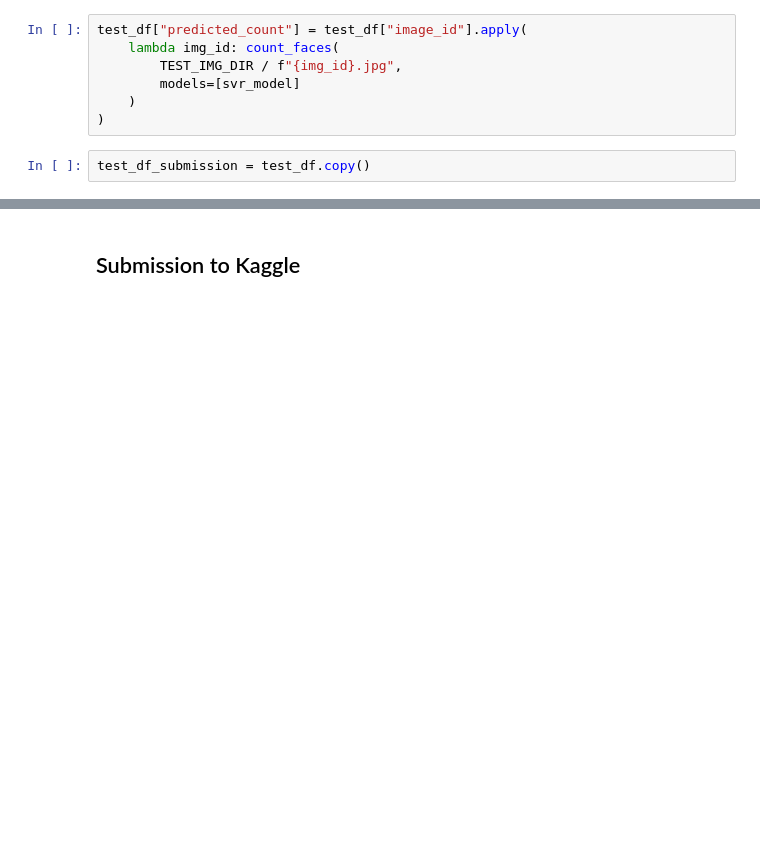
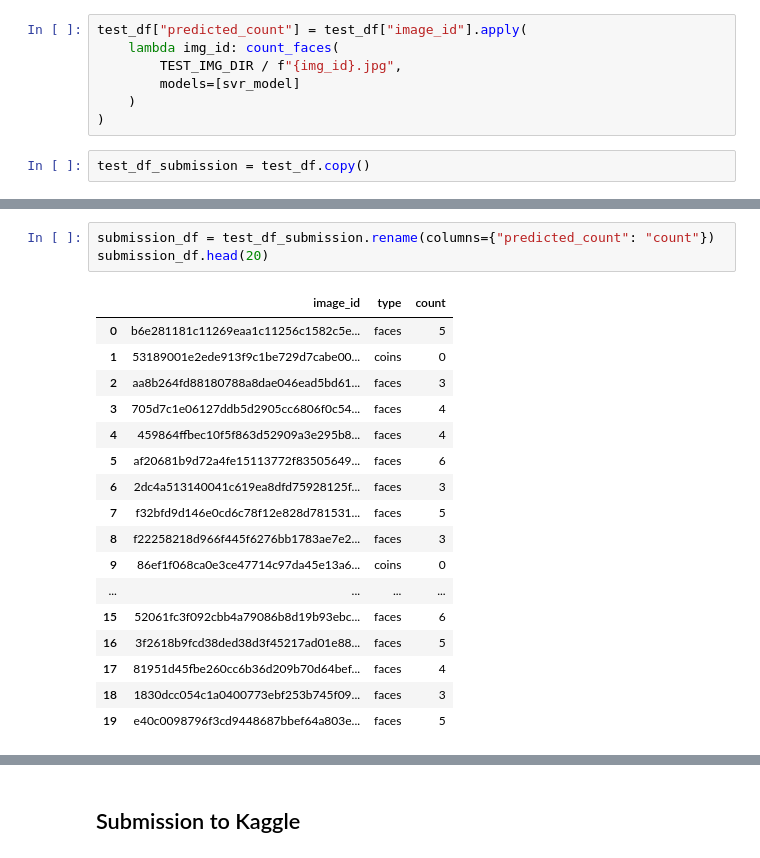
Before and after one commit to sl4shuur/HuggingTripleAces, a Jupyter notebook: assignment1/faces.ipynb, the cells around one changed output, grey strips where cells are left out. Drawn from its saved outputs; the diff is of its cells as text; blank space fills up the shorter version.

```diff
--- a/assignment1/faces.ipynb
+++ b/assignment1/faces.ipynb
@@ -731,0 +766,21 @@ test_df_submission
+# %%
+submission_df = test_df_submission.rename(columns={"predicted_count": "count"})
+submission_df.head(20)
+# %% [output]
+|  | image_id | type | count |
+| 0 | b6e281181c11269eaa1c11256c1582c5e... | faces | 5 |
+| 1 | 53189001e2ede913f9c1be729d7cabe00... | coins | 0 |
+| 2 | aa8b264fd88180788a8dae046ead5bd61... | faces | 3 |
+| 3 | 705d7c1e06127ddb5d2905cc6806f0c54... | faces | 4 |
+| 4 | 459864ffbec10f5f863d52909a3e295b8... | faces | 4 |
+| 5 | af20681b9d72a4fe15113772f83505649... | faces | 6 |
+| 6 | 2dc4a513140041c619ea8dfd75928125f... | faces | 3 |
+| 7 | f32bfd9d146e0cd6c78f12e828d781531... | faces | 5 |
+| 8 | f22258218d966f445f6276bb1783ae7e2... | faces | 3 |
+| 9 | 86ef1f068ca0e3ce47714c97da45e13a6... | coins | 0 |
+| ... | ... | ... | ... |
+| 15 | 52061fc3f092cbb4a79086b8d19b93ebc... | faces | 6 |
+| 16 | 3f2618b9fcd38ded38d3f45217ad01e88... | faces | 5 |
+| 17 | 81951d45fbe260cc6b36d209b70d64bef... | faces | 4 |
+| 18 | 1830dcc054c1a0400773ebf253b745f09... | faces | 3 |
+| 19 | e40c0098796f3cd9448687bbef64a803e... | faces | 5 |
```
Also changed, not shown: parts of 7 cells of this notebook.
